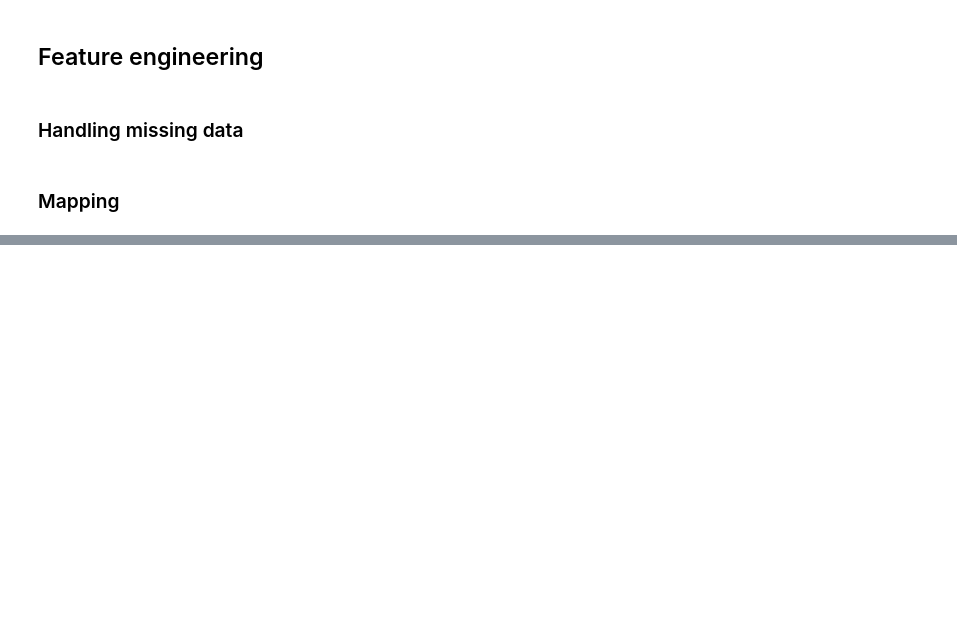
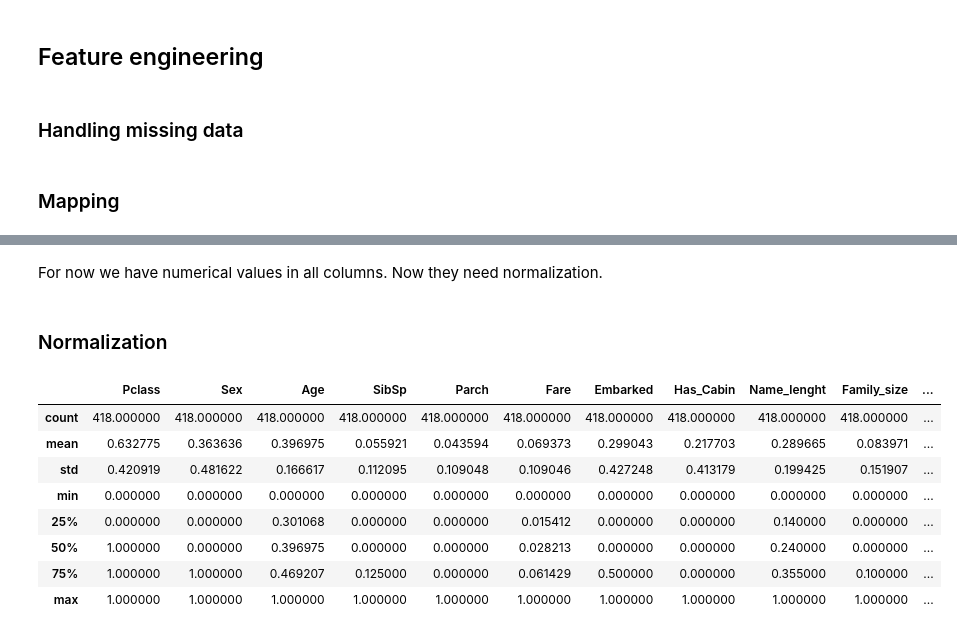
Before and after one commit to pmmilewski/titanic-survivors-kaggle, a Jupyter notebook: Titanic Survivors.ipynb, the cells around one changed output, grey strips where cells are left out. Saved outputs shown, nothing was run; the diff lists cells and outputs as text; code cells hidden in the pictures; blank space fills up the shorter version.

Commit message:
Initial version of completed notebook, needs many improvements

```diff
--- a/Titanic Survivors.ipynb
+++ b/Titanic Survivors.ipynb
@@ -159,3 +156,5 @@ for data in datasets:
+# %%
+test['Fare'].fillna(0, axis=0, inplace=True)
 # %% [markdown]
 ### Mapping
 # %%
@@ -166,0 +225,4 @@ for data in datasets:
+# %% [markdown]
+For now we have numerical values in all columns. Now they need normalization.
+# %% [markdown]
+### Normalization
@@ -166,0 +232,12 @@ for data in datasets:
+# %%
+norm_test.describe()
+# %% [output]
+|  | Pclass | Sex | Age | SibSp | Parch | Fare | Embarked | Has_Cabin | Name_lenght | Family_size | ... |
+| count | 418.000000 | 418.000000 | 418.000000 | 418.000000 | 418.000000 | 418.000000 | 418.000000 | 418.000000 | 418.000000 | 418.000000 | ... |
+| mean | 0.632775 | 0.363636 | 0.396975 | 0.055921 | 0.043594 | 0.069373 | 0.299043 | 0.217703 | 0.289665 | 0.083971 | ... |
+| std | 0.420919 | 0.481622 | 0.166617 | 0.112095 | 0.109048 | 0.109046 | 0.427248 | 0.413179 | 0.199425 | 0.151907 | ... |
+| min | 0.000000 | 0.000000 | 0.000000 | 0.000000 | 0.000000 | 0.000000 | 0.000000 | 0.000000 | 0.000000 | 0.000000 | ... |
+| 25% | 0.000000 | 0.000000 | 0.301068 | 0.000000 | 0.000000 | 0.015412 | 0.000000 | 0.000000 | 0.140000 | 0.000000 | ... |
+| 50% | 1.000000 | 0.000000 | 0.396975 | 0.000000 | 0.000000 | 0.028213 | 0.000000 | 0.000000 | 0.240000 | 0.000000 | ... |
+| 75% | 1.000000 | 1.000000 | 0.469207 | 0.125000 | 0.000000 | 0.061429 | 0.500000 | 0.000000 | 0.355000 | 0.100000 | ... |
+| max | 1.000000 | 1.000000 | 1.000000 | 1.000000 | 1.000000 | 1.000000 | 1.000000 | 1.000000 | 1.000000 | 1.000000 | ... |
```
Also changed, not shown: parts of 61 cells of this notebook, 1 other file.
